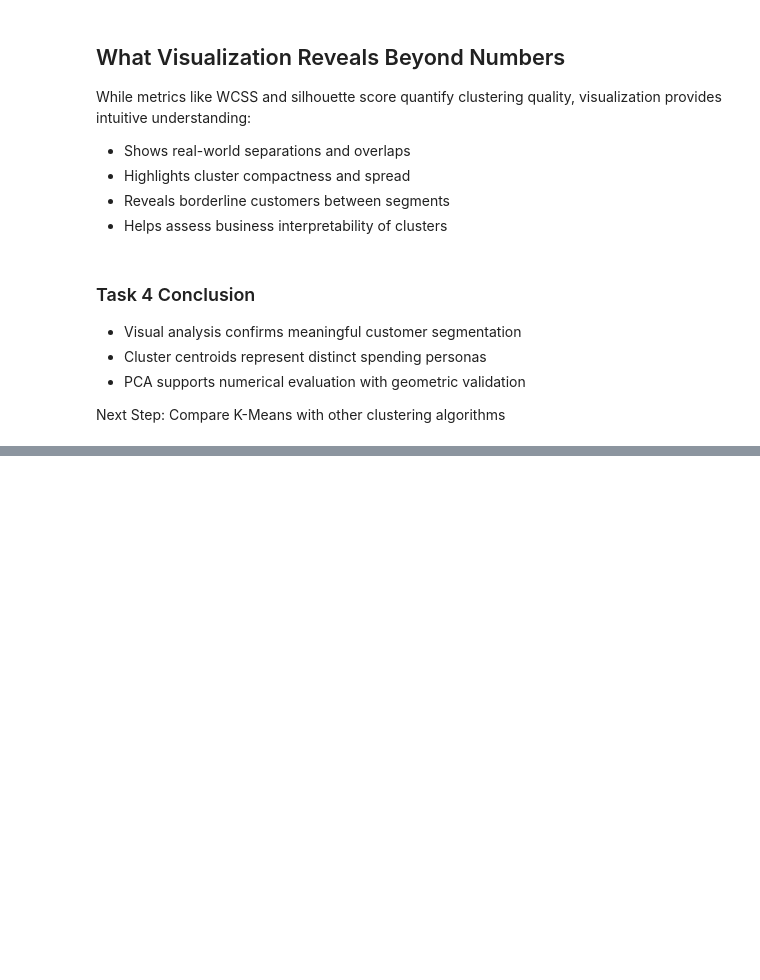
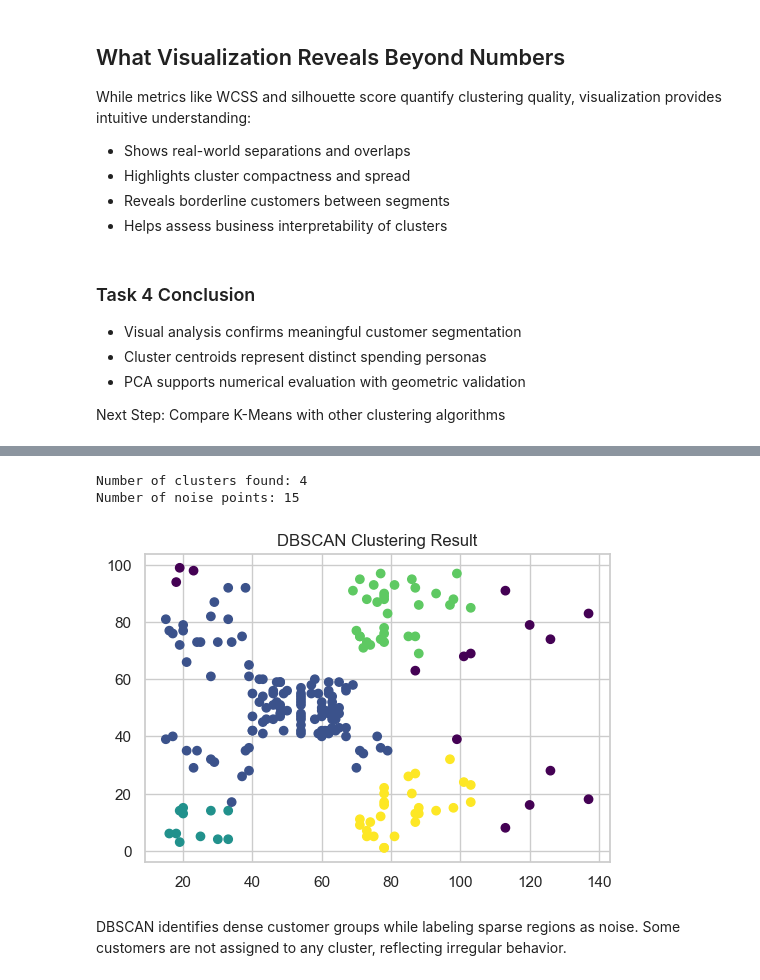
Before and after one commit to muhammedriswanp/TASK, a Jupyter notebook: Customer_Segmentation_Clustering/notebooks/03_clustering.ipynb, the cells around one changed output, grey strips where cells are left out. Drawn from its saved outputs; the diff is of its cells as text; code cells hidden in the pictures; blank space fills up the shorter version.

```diff
--- a/Customer_Segmentation_Clustering/notebooks/03_clustering.ipynb
+++ b/Customer_Segmentation_Clustering/notebooks/03_clustering.ipynb
@@ -211,0 +262,29 @@ Compare K-Means with other clustering algorithms
+# %%
+from sklearn.cluster  import DBSCAN
+dbscan = DBSCAN(eps=0.4, min_samples=5)
+dbscan_labels = dbscan.fit_predict(X_scaled)
+n_clusters = len(set(dbscan_labels)) - (1 if -1 in dbscan_labels else 0)
+n_noise = list(dbscan_labels).count(-1)
+
+print(f"Number of clusters found: {n_clusters}")
+print(f"Number of noise points: {n_noise}")
+
+df["DBSCAN_Cluster"] = dbscan_labels
+# %% [output]
+Number of clusters found: 4
+Number of noise points: 15
+# %%
+plt.figure(figsize=(6,4))
+plt.scatter(
+    X["Annual Income (k$)"],
+    X["Spending Score (1-100)"],
+    c=dbscan_labels,
+    cmap='viridis'
+)
+plt.title("DBSCAN Clustering Result")
+plt.show()
+# %% [output]
+[figure, added]
+# %% [markdown]
+DBSCAN identifies dense customer groups while labeling sparse regions as noise.
+Some customers are not assigned to any cluster, reflecting irregular behavior.
```
Also changed, not shown: parts of 14 cells of this notebook, 2 other files.
